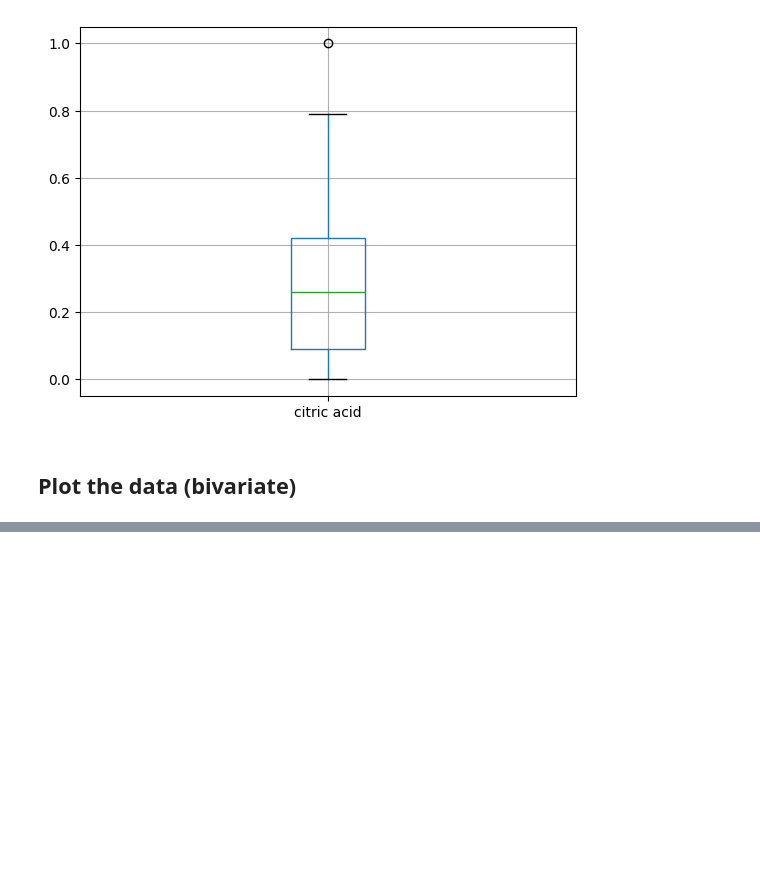
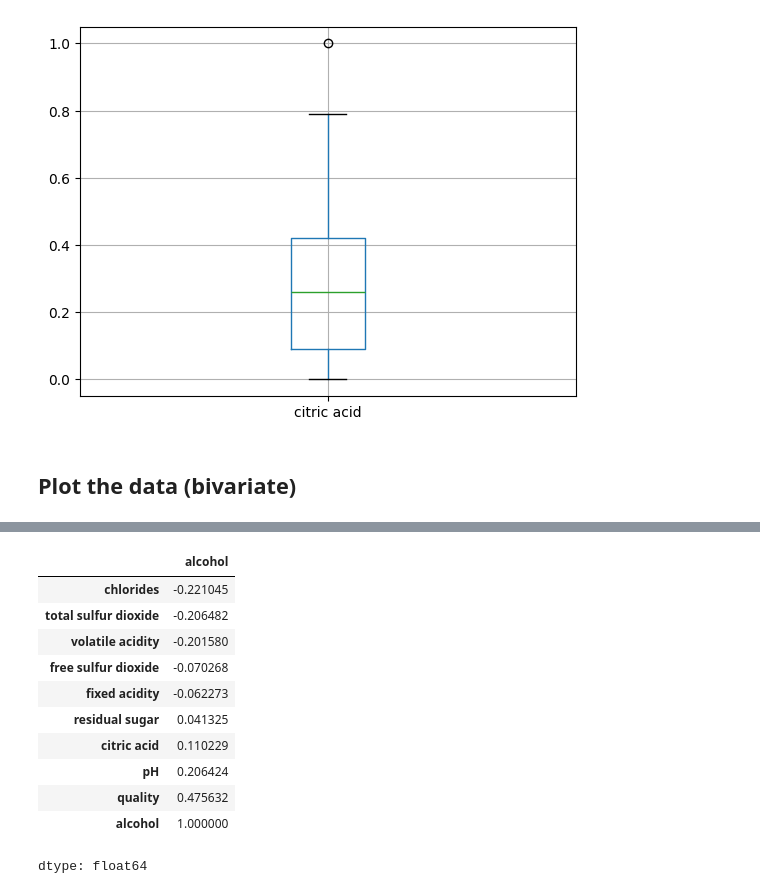
Before and after one commit to cnmi-ds-22/tanickell___Data-Science-Portfolio-C22, a Jupyter notebook: Modules/Module_1_Intro_to_DS_and_Naive_Bayes/Lectures/128-Data.Cleaning.and.EDA.end.ipynb, the cells around one changed output, grey strips where cells are left out. Saved outputs shown, nothing was run; the diff lists cells and outputs as text; code cells hidden in the pictures; blank space fills up the shorter version.

```diff
--- a/Modules/Module_1_Intro_to_DS_and_Naive_Bayes/Lectures/128-Data.Cleaning.and.EDA.end.ipynb
+++ b/Modules/Module_1_Intro_to_DS_and_Naive_Bayes/Lectures/128-Data.Cleaning.and.EDA.end.ipynb
@@ -748,0 +778,15 @@ alc_correlations
+# %%
+alc_correlations.sort_values()
+# %% [output]
+|  | alcohol |
+| chlorides | -0.221045 |
+| total sulfur dioxide | -0.206482 |
+| volatile acidity | -0.201580 |
+| free sulfur dioxide | -0.070268 |
+| fixed acidity | -0.062273 |
+| residual sugar | 0.041325 |
+| citric acid | 0.110229 |
+| pH | 0.206424 |
+| quality | 0.475632 |
+| alcohol | 1.000000 |
+dtype: float64
```
Also changed, not shown: parts of 11 cells of this notebook.
